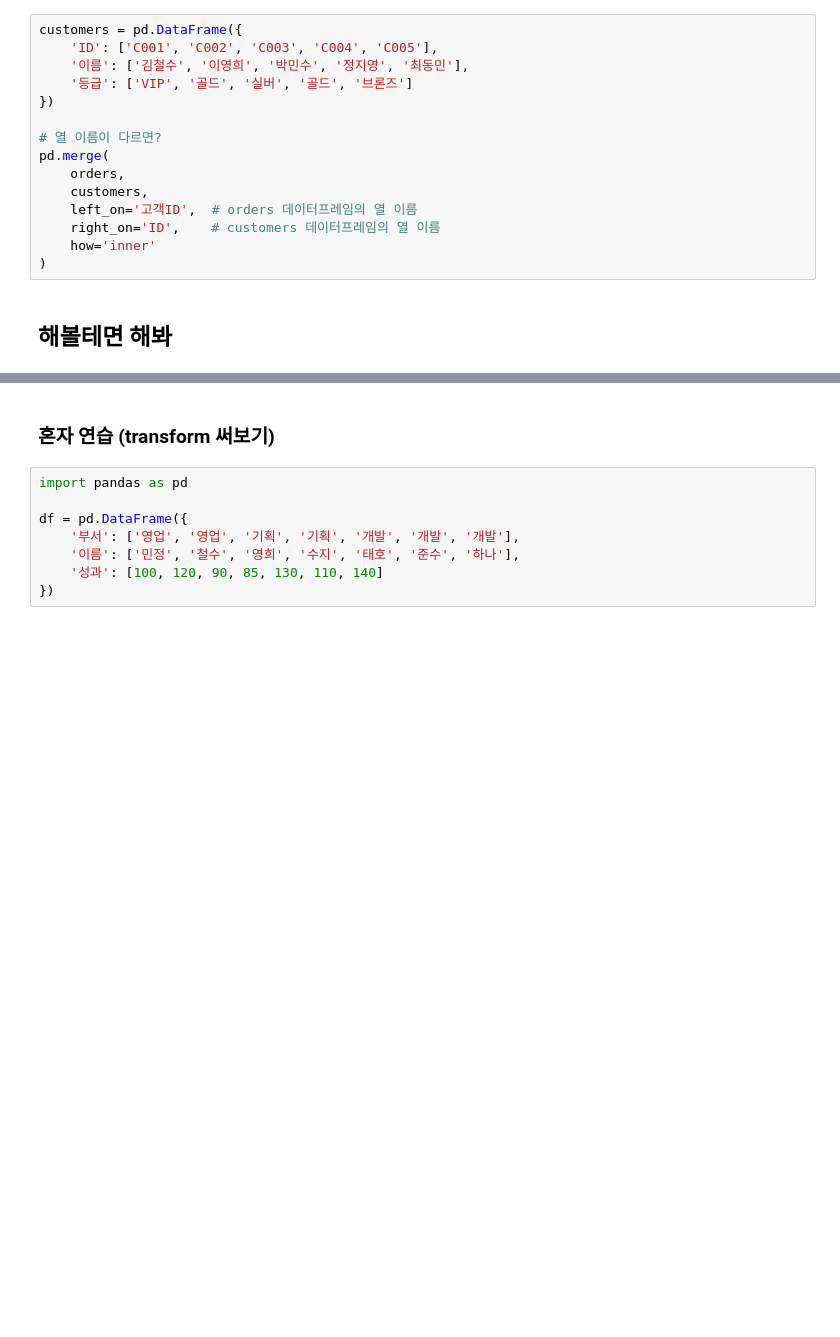
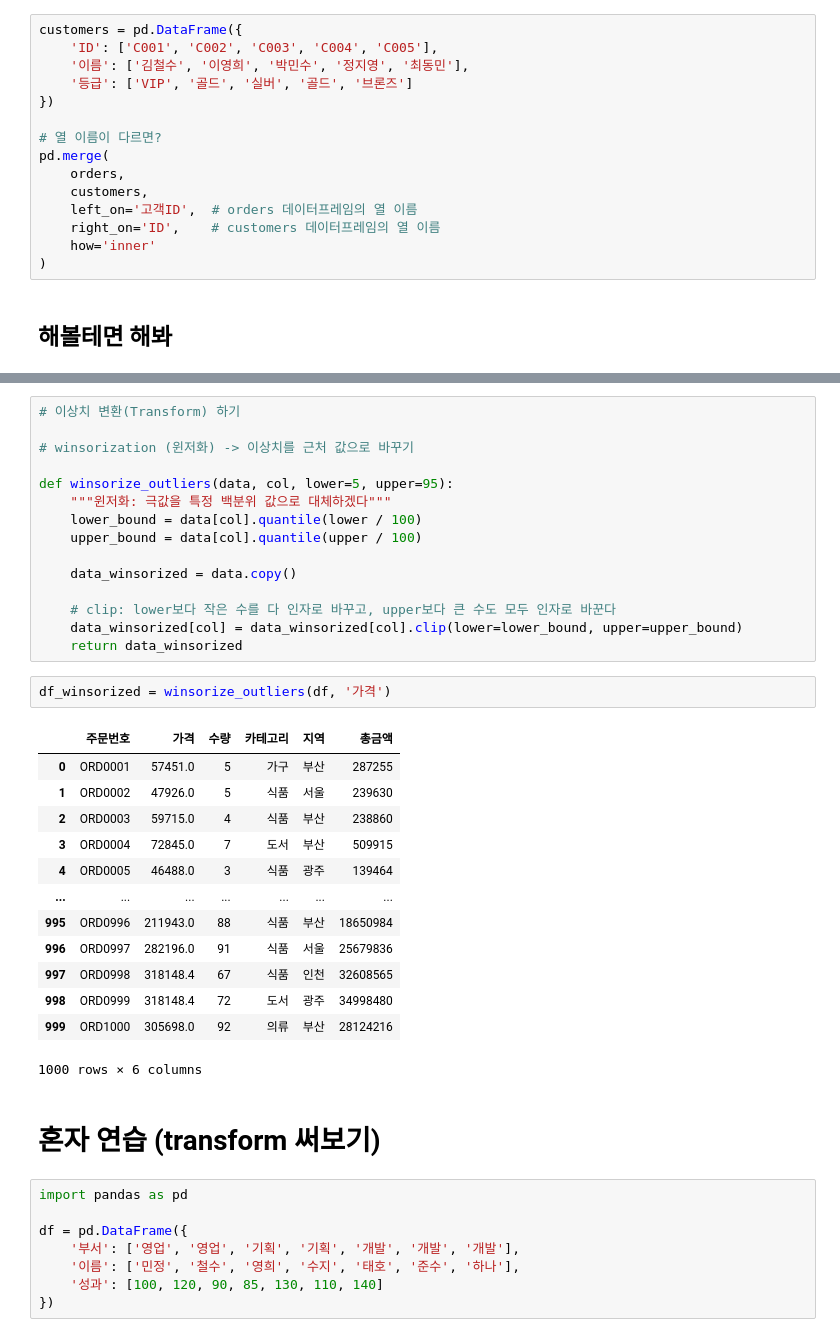
Before and after one commit to hayden-71/TIL, a Jupyter notebook: 데이터분석/02_pandas2.ipynb, the cells around one changed output, grey strips where cells are left out. Saved outputs shown, nothing was run; the diff lists cells and outputs as text; blank space fills up the shorter version.

```diff
--- a/데이터분석/02_pandas2.ipynb
+++ b/데이터분석/02_pandas2.ipynb
@@ -619,5 +623,36 @@ satisfaction = pd.DataFrame({
+# %%
+# 이상치 변환(Transform) 하기
+
+# winsorization (윈저화) -> 이상치를 근처 값으로 바꾸기
+
+def winsorize_outliers(data, col, lower=5, upper=95):
+    """윈저화: 극값을 특정 백분위 값으로 대체하겠다"""
+    lower_bound = data[col].quantile(lower / 100)
+    upper_bound = data[col].quantile(upper / 100)
+
+    data_winsorized = data.copy()
+
+    # clip: lower보다 작은 수를 다 인자로 바꾸고, upper보다 큰 수도 모두 인자로 바꾼다
+    data_winsorized[col] = data_winsorized[col].clip(lower=lower_bound, upper=upper_bound)
+    return data_winsorized
+# %%
+df_winsorized = winsorize_outliers(df, '가격')
+# %% [output]
+|  | 주문번호 | 가격 | 수량 | 카테고리 | 지역 | 총금액 |
+| 0 | ORD0001 | 57451.0 | 5 | 가구 | 부산 | 287255 |
+| 1 | ORD0002 | 47926.0 | 5 | 식품 | 서울 | 239630 |
+| 2 | ORD0003 | 59715.0 | 4 | 식품 | 부산 | 238860 |
+| 3 | ORD0004 | 72845.0 | 7 | 도서 | 부산 | 509915 |
+| 4 | ORD0005 | 46488.0 | 3 | 식품 | 광주 | 139464 |
+| ... | ... | ... | ... | ... | ... | ... |
+| 995 | ORD0996 | 211943.0 | 88 | 식품 | 부산 | 18650984 |
+| 996 | ORD0997 | 282196.0 | 91 | 식품 | 서울 | 25679836 |
+| 997 | ORD0998 | 318148.4 | 67 | 식품 | 인천 | 32608565 |
+| 998 | ORD0999 | 318148.4 | 72 | 도서 | 광주 | 34998480 |
+| 999 | ORD1000 | 305698.0 | 92 | 의류 | 부산 | 28124216 |
+1000 rows × 6 columns
 # %% [markdown]
-### 혼자 연습 (transform 써보기)
+# 혼자 연습 (transform 써보기)
 # %%
 import pandas as pd
 
```
Also changed, not shown: parts of 48 cells of this notebook, 2 other files.
